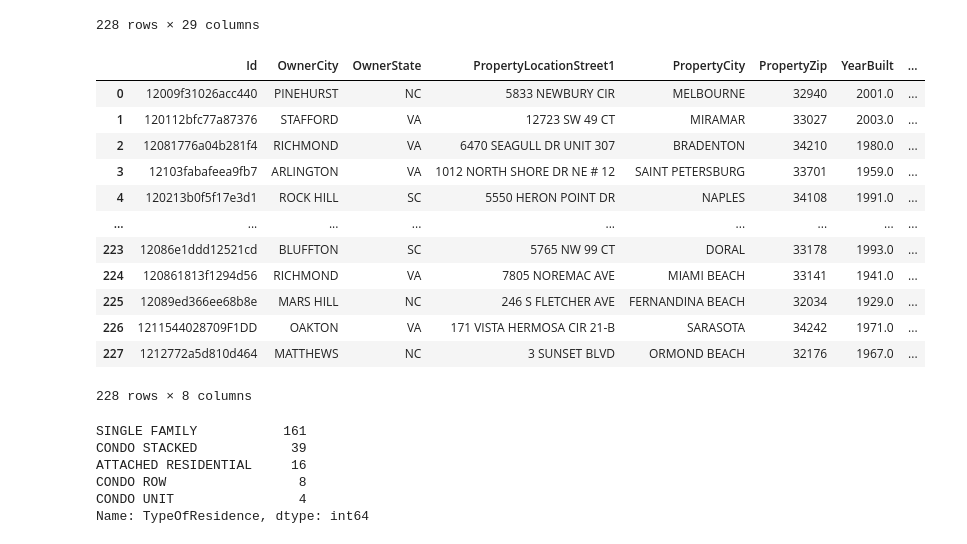
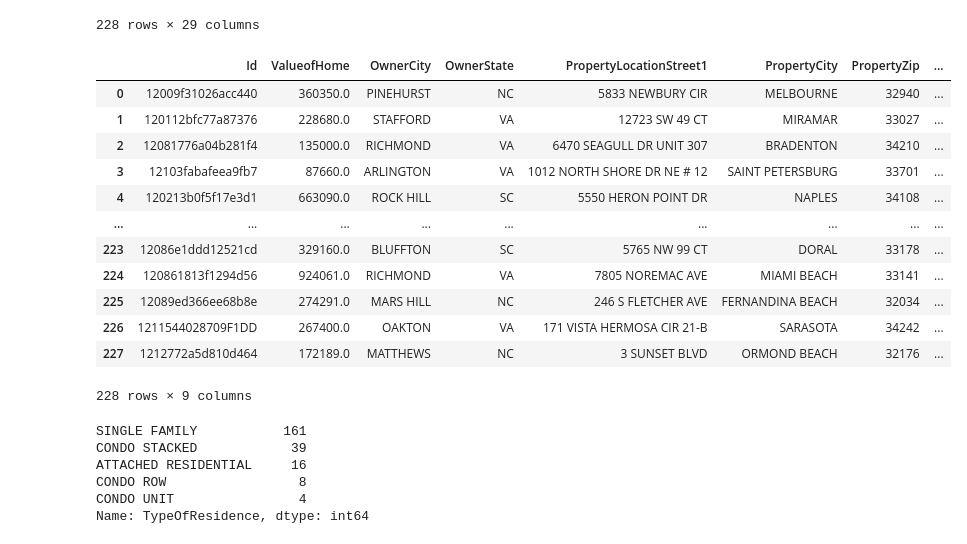
Before and after one commit to ajwu100/GROUP-9-PROJECT-1, a Jupyter notebook: house_attributes.ipynb, the cells around one changed output. Drawn from its saved outputs; the diff is of its cells as text; code cells hidden in the pictures.

```diff
--- a/house_attributes.ipynb
+++ b/house_attributes.ipynb
@@ -20,21 +22,21 @@ base_df
 | 227 | 1212772a5d810d464 | MATTHEWS | NC | 3 SUNSET BLVD | ORMOND BEACH | 32176 | C74-000-925-7435-9 | ... |
 228 rows × 29 columns
 # %%
-house_df = base_df[["Id", "OwnerCity", "OwnerState", "PropertyLocationStreet1", "PropertyCity",
+house_df = base_df[["Id", "ValueofHome", "OwnerCity", "OwnerState", "PropertyLocationStreet1", "PropertyCity",
                     "PropertyZip", "YearBuilt", "TypeOfResidence"]]
 house_df
 # %% [output]
-|  | Id | OwnerCity | OwnerState | PropertyLocationStreet1 | PropertyCity | PropertyZip | YearBuilt | ... |
-| 0 | 12009f31026acc440 | PINEHURST | NC | 5833 NEWBURY CIR | MELBOURNE | 32940 | 2001.0 | ... |
-| 1 | 120112bfc77a87376 | STAFFORD | VA | 12723 SW 49 CT | MIRAMAR | 33027 | 2003.0 | ... |
-| 2 | 12081776a04b281f4 | RICHMOND | VA | 6470 SEAGULL DR UNIT 307 | BRADENTON | 34210 | 1980.0 | ... |
-| 3 | 12103fabafeea9fb7 | ARLINGTON | VA | 1012 NORTH SHORE DR NE # 12 | SAINT PETERSBURG | 33701 | 1959.0 | ... |
-| 4 | 120213b0f5f17e3d1 | ROCK HILL | SC | 5550 HERON POINT DR | NAPLES | 34108 | 1991.0 | ... |
+|  | Id | ValueofHome | OwnerCity | OwnerState | PropertyLocationStreet1 | PropertyCity | PropertyZip | ... |
+| 0 | 12009f31026acc440 | 360350.0 | PINEHURST | NC | 5833 NEWBURY CIR | MELBOURNE | 32940 | ... |
+| 1 | 120112bfc77a87376 | 228680.0 | STAFFORD | VA | 12723 SW 49 CT | MIRAMAR | 33027 | ... |
+| 2 | 12081776a04b281f4 | 135000.0 | RICHMOND | VA | 6470 SEAGULL DR UNIT 307 | BRADENTON | 34210 | ... |
+| 3 | 12103fabafeea9fb7 | 87660.0 | ARLINGTON | VA | 1012 NORTH SHORE DR NE # 12 | SAINT PETERSBURG | 33701 | ... |
+| 4 | 120213b0f5f17e3d1 | 663090.0 | ROCK HILL | SC | 5550 HERON POINT DR | NAPLES | 34108 | ... |
 | ... | ... | ... | ... | ... | ... | ... | ... | ... |
-| 223 | 12086e1ddd12521cd | BLUFFTON | SC | 5765 NW 99 CT | DORAL | 33178 | 1993.0 | ... |
-| 224 | 120861813f1294d56 | RICHMOND | VA | 7805 NOREMAC AVE | MIAMI BEACH | 33141 | 1941.0 | ... |
-| 225 | 12089ed366ee68b8e | MARS HILL | NC | 246 S FLETCHER AVE | FERNANDINA BEACH | 32034 | 1929.0 | ... |
-| 226 | 1211544028709F1DD | OAKTON | VA | 171 VISTA HERMOSA CIR 21-B | SARASOTA | 34242 | 1971.0 | ... |
-| 227 | 1212772a5d810d464 | MATTHEWS | NC | 3 SUNSET BLVD | ORMOND BEACH | 32176 | 1967.0 | ... |
+| 223 | 12086e1ddd12521cd | 329160.0 | BLUFFTON | SC | 5765 NW 99 CT | DORAL | 33178 | ... |
+| 224 | 120861813f1294d56 | 924061.0 | RICHMOND | VA | 7805 NOREMAC AVE | MIAMI BEACH | 33141 | ... |
+| 225 | 12089ed366ee68b8e | 274291.0 | MARS HILL | NC | 246 S FLETCHER AVE | FERNANDINA BEACH | 32034 | ... |
+| 226 | 1211544028709F1DD | 267400.0 | OAKTON | VA | 171 VISTA HERMOSA CIR 21-B | SARASOTA | 34242 | ... |
+| 227 | 1212772a5d810d464 | 172189.0 | MATTHEWS | NC | 3 SUNSET BLVD | ORMOND BEACH | 32176 | ... |
-228 rows × 8 columns
+228 rows × 9 columns
 # %%
```
Also changed, not shown: parts of 9 cells of this notebook, 1 other file.
